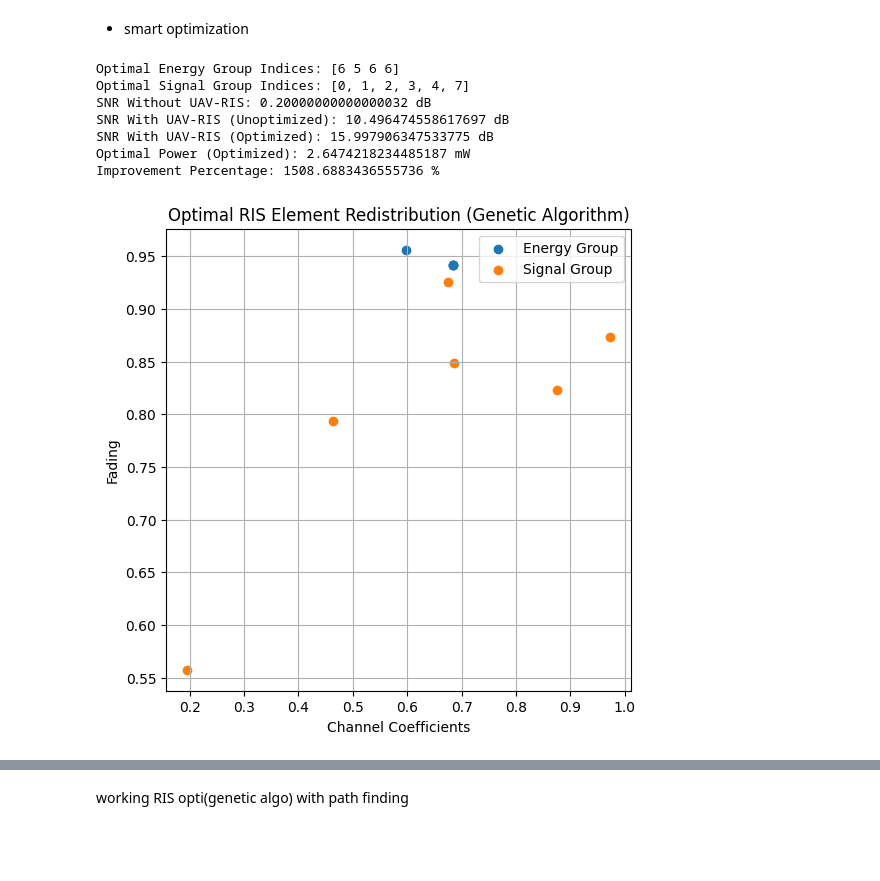
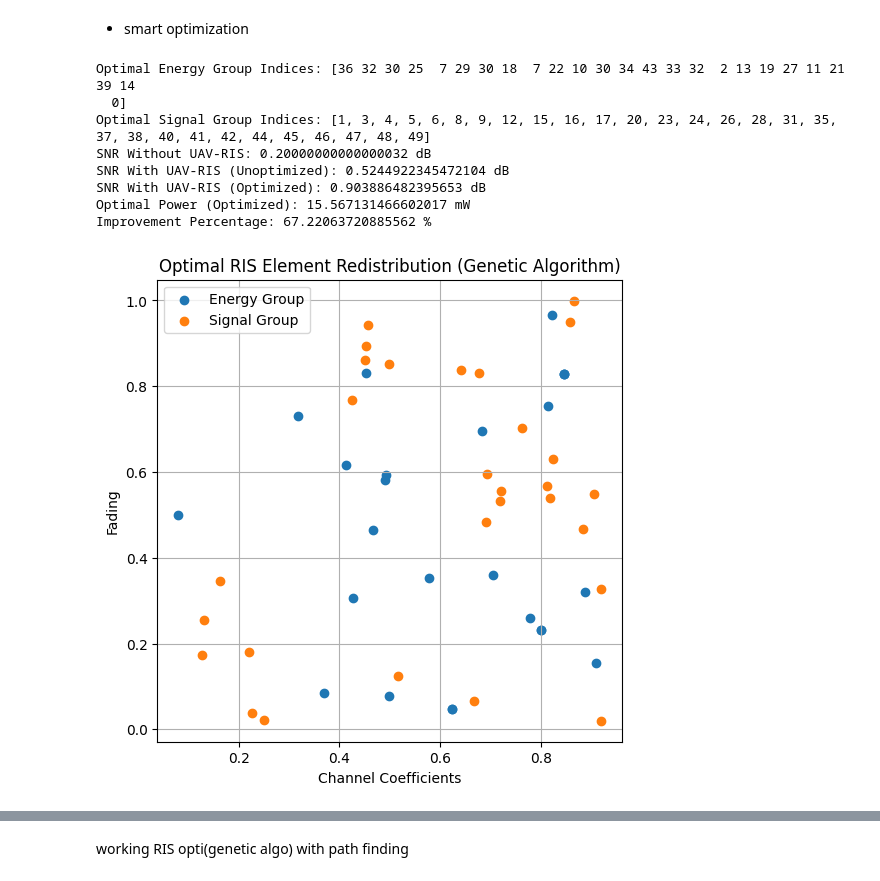
Before and after one commit to AdityaPote/UAV-RIS-Optimization, a Jupyter notebook: Trial runs/C.ipynb, the cells around one changed output, grey strips where cells are left out. Saved outputs shown, nothing was run; the diff lists cells and outputs as text; code cells hidden in the pictures; blank space fills up the shorter version.

```diff
--- a/Trial runs/C.ipynb
+++ b/Trial runs/C.ipynb
@@ -162,7 +162,7 @@ import numpy as np
 import matplotlib.pyplot as plt
 
 # Number of RIS elements
-num_elements = 8
+num_elements = 50
 
 # Define positions
 user_position = (100, 100)
@@ -326,37 +326,38 @@ plt.scatter(
 )
 plt.xlabel("Channel Coefficients")
 plt.ylabel("Fading")
 plt.title("Optimal RIS Element Redistribution (Genetic Algorithm)")
 plt.legend()
 plt.grid(True)
 plt.show()
 
 # Visualize the distribution based on SNR and Power
 plt.figure(figsize=(6, 6))
 plt.scatter(
     elements[best_energy_indices, 0],
     elements[best_energy_indices, 1],
     label="Energy Group",
 )
 plt.scatter(
     elements[best_signal_indices, 0],
     elements[best_signal_indices, 1],
     label="Signal Group",
 )
 plt.xlabel("SNR")
 # x from 0 to 10
 plt.xlim(-1, 10)
 plt.ylabel("Power (mW)")
 plt.title("Optimal RIS Element Redistribution (Genetic Algorithm)")
 plt.legend()
 plt.grid(True)
 plt.show()
 # %% [output]
-Optimal Energy Group Indices: [6 5 6 6]
-Optimal Signal Group Indices: [0, 1, 2, 3, 4, 7]
+Optimal Energy Group Indices: [36 32 30 25  7 29 30 18  7 22 10 30 34 43 33 32  2 13 19 27 11 21 39 14
+  0]
+Optimal Signal Group Indices: [1, 3, 4, 5, 6, 8, 9, 12, 15, 16, 17, 20, 23, 24, 26, 28, 31, 35, 37, 38, 40, 41, 42, 44, 45, 46, 47, 48, 49]
 SNR Without UAV-RIS: 0.20000000000000032 dB
-SNR With UAV-RIS (Unoptimized): 10.496474558617697 dB
-SNR With UAV-RIS (Optimized): 15.997906347533775 dB
-Optimal Power (Optimized): 2.6474218234485187 mW
-Improvement Percentage: 1508.6883436555736 %
+SNR With UAV-RIS (Unoptimized): 0.5244922345472104 dB
+SNR With UAV-RIS (Optimized): 0.903886482395653 dB
+Optimal Power (Optimized): 15.567131466602017 mW
+Improvement Percentage: 67.22063720885562 %
-[figure, old version]
+[figure, new version]
```
Also changed, not shown: parts of 3 cells of this notebook, 3 other files.
